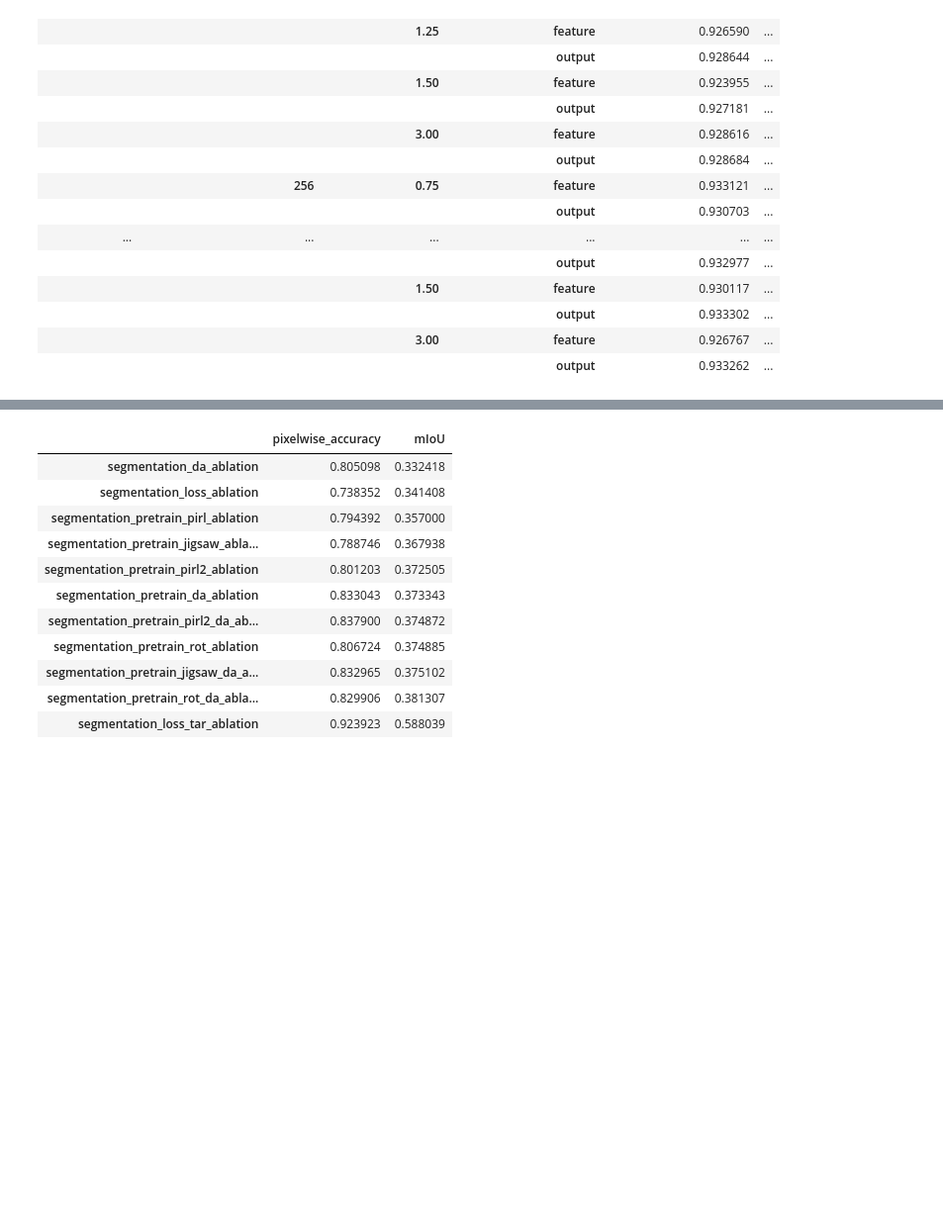
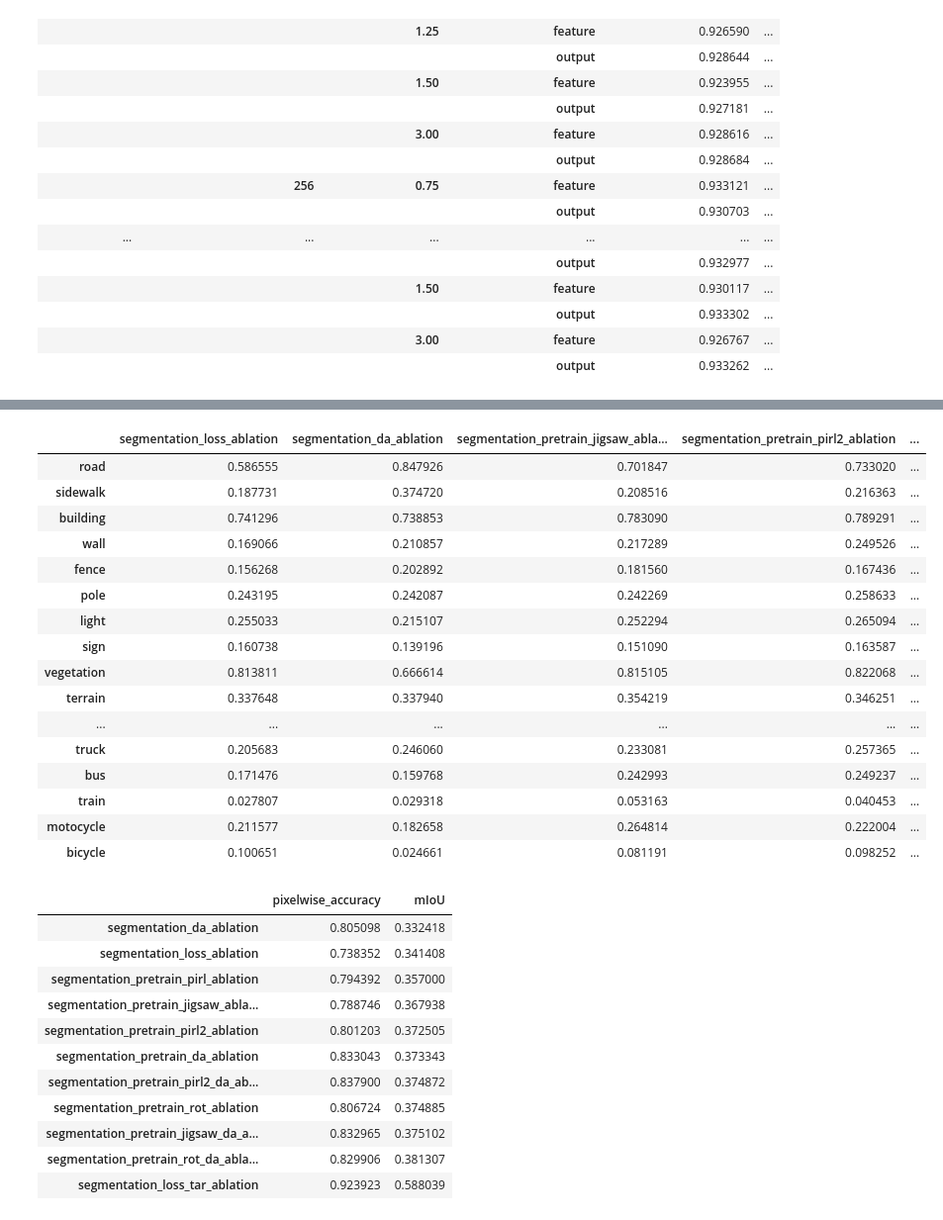
Before and after one commit to mur4k/ssda, a Jupyter notebook: notebooks/experiment_results.ipynb, the cells around one changed output, grey strips where cells are left out. Shown at 99% size. Saved outputs shown, nothing was run; the diff lists cells and outputs as text; code cells hidden in the pictures; blank space fills up the shorter version.

```diff
--- a/notebooks/experiment_results.ipynb
+++ b/notebooks/experiment_results.ipynb
@@ -611,3 +612,23 @@ classwise_ious = classwise_ious.T.iloc[:, [1, 0, 3, 4, 5, 6, 7, 8, 9, 10]]
+# %%
+classwise_ious
+# %% [output]
+|  | segmentation_loss_ablation | segmentation_da_ablation | segmentation_pretrain_jigsaw_abla... | segmentation_pretrain_pirl2_ablation | ... |
+| road | 0.586555 | 0.847926 | 0.701847 | 0.733020 | ... |
+| sidewalk | 0.187731 | 0.374720 | 0.208516 | 0.216363 | ... |
+| building | 0.741296 | 0.738853 | 0.783090 | 0.789291 | ... |
+| wall | 0.169066 | 0.210857 | 0.217289 | 0.249526 | ... |
+| fence | 0.156268 | 0.202892 | 0.181560 | 0.167436 | ... |
+| pole | 0.243195 | 0.242087 | 0.242269 | 0.258633 | ... |
+| light | 0.255033 | 0.215107 | 0.252294 | 0.265094 | ... |
+| sign | 0.160738 | 0.139196 | 0.151090 | 0.163587 | ... |
+| vegetation | 0.813811 | 0.666614 | 0.815105 | 0.822068 | ... |
+| terrain | 0.337648 | 0.337940 | 0.354219 | 0.346251 | ... |
+| ... | ... | ... | ... | ... | ... |
+| truck | 0.205683 | 0.246060 | 0.233081 | 0.257365 | ... |
+| bus | 0.171476 | 0.159768 | 0.242993 | 0.249237 | ... |
+| train | 0.027807 | 0.029318 | 0.053163 | 0.040453 | ... |
+| motocycle | 0.211577 | 0.182658 | 0.264814 | 0.222004 | ... |
+| bicycle | 0.100651 | 0.024661 | 0.081191 | 0.098252 | ... |
 # %%
 classwise_ious.to_csv('/nfs/students/mirlas/tables/classwise_comparison.csv')
 # %%
```
Also changed, not shown: parts of 2 cells of this notebook, 1 other file.
